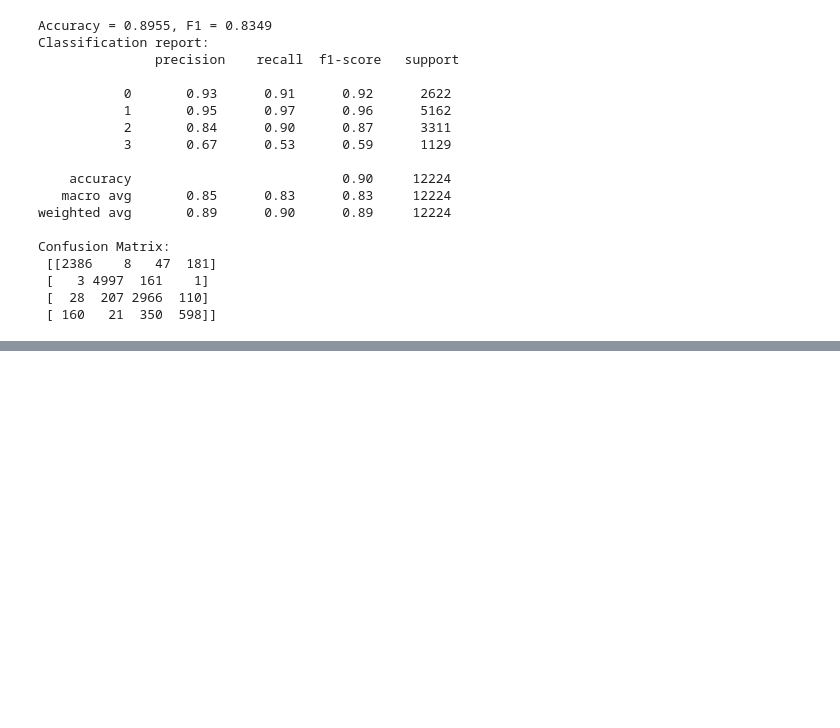
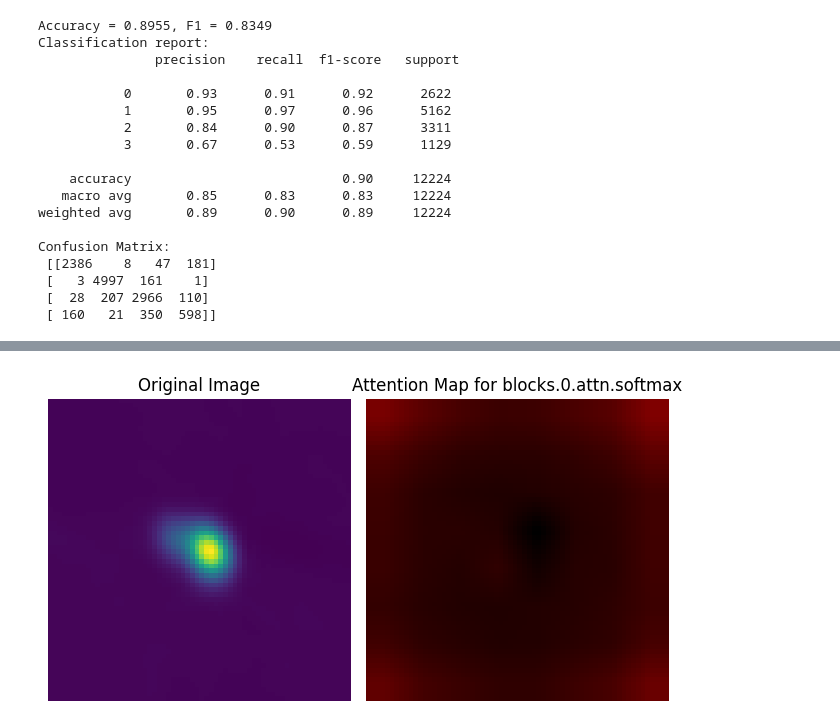
Before and after one commit to khairulislam/VLASS-Vision, a Jupyter notebook: test.ipynb, the cells around one changed output, grey strips where cells are left out. Drawn from its saved outputs; the diff is of its cells as text; code cells hidden in the pictures; blank space fills up the shorter version.

```diff
--- a/test.ipynb
+++ b/test.ipynb
@@ -515,2 +584,12 @@ timm.layers.set_fused_attn(False)
 # %%
-ee = AttentionExtract(model.backbone, names=['*attn*'], method='fx')(batch[0])
+# https://huggingface.co/spaces/timm/timmAttentionViz/blob/main/app.py
+model = ViT.load_from_checkpoint(
+    'outputs/vit/lightning_logs/version_5/checkpoints/epoch=6-step=5362.ckpt'
+).cuda()
+
+# verify that fused_attn is False, so that we use
+# softmax in attention, instead of scaled dot product attention
+print(model.backbone.blocks[-1].attn.fused_attn)
+
+num_prefix_tokens = getattr(model, 'num_prefix_tokens', 1)  # Default to 1 class token if not specified
+print(num_prefix_tokens)
@@ -516,0 +599,6 @@ ee = AttentionExtract(model.backbone, names=['*attn*'], method='fx')(batch[0])
+# %%
+extractor = AttentionExtract(model.backbone, method='fx')
+attention_maps = process_image(batch[0][0].cuda(), extractor)
+# %%
+# convert from CHW to HWC
+image_np = batch[0][0].permute(1, 2, 0).numpy()
@@ -516,0 +607,63 @@ ee = AttentionExtract(model.backbone, names=['*attn*'], method='fx')(batch[0])
+# %%
+# Create visualizations
+visualizations = []
+attentions_for_rollout = []
+head_fusion = 'mean'
+
+for layer_name, attn_map in attention_maps.items():
+    print(f"Attention map shape for {layer_name}: {attn_map.shape}")
+    attn_map = attn_map[0]  # Remove batch dimension
+
+    attentions_for_rollout.append(attn_map)
+
+    attn_map = attn_map[:, :, num_prefix_tokens:]  # Remove prefix tokens for visualization
+
+    if head_fusion == 'mean_std':
+        attn_map = attn_map.mean(0) / attn_map.std(0)
+    elif head_fusion == 'mean':
+        attn_map = attn_map.mean(0)
+    elif head_fusion == 'max':
+        attn_map = attn_map.amax(0)
+    elif head_fusion == 'min':
+        attn_map = attn_map.amin(0)
+    else:
+        raise ValueError(f"Invalid head fusion method: {head_fusion}")
+
+    # Use the first token's attention (usually the class token)
+    # FIXME handle different prefix token scenarios
+    attn_map = attn_map[0]
+
+    # Reshape the attention map to 2D
+    num_patches = int(attn_map.shape[0] ** 0.5)
+    attn_map = attn_map.reshape(num_patches, num_patches)
+
+    # Interpolate to match image size
+    attn_map = torch.tensor(attn_map).unsqueeze(0).unsqueeze(0)
+    attn_map = F.interpolate(attn_map, size=(image_np.shape[0], image_np.shape[1]), mode='bilinear', align_corners=False)
+    attn_map = attn_map.squeeze().cpu().numpy()
+
+    # Normalize attention map
+    attn_map = (attn_map - attn_map.min()) / (attn_map.max() - attn_map.min())
+
+    # Create visualization
+    fig, (ax1, ax2) = plt.subplots(1, 2, figsize=(6.5, 3.5))
+
+    # Original image
+    ax1.imshow(image_np)
+    ax1.set_title("Original Image")
+    ax1.axis('off')
+
+    # Attention map overlay
+    masked_image = apply_mask(image_np, attn_map, color=(1, 0, 0))  # Red mask
+    ax2.imshow(masked_image)
+    ax2.set_title(f'Attention Map for {layer_name}')
+    ax2.axis('off')
+
+    plt.tight_layout()
+
+    # Convert plot to image
+    # fig.canvas.draw()
+    # vis_image = Image.frombytes('RGB', fig.canvas.get_width_height(), fig.canvas.buffer_rgba())
+    # visualizations.append(vis_image)
+    # plt.close(fig)
+# %% [output]
@@ -516,0 +682 @@ ee = AttentionExtract(model.backbone, names=['*attn*'], method='fx')(batch[0])
+[figure, added]
```
Also changed, not shown: parts of 35 cells of this notebook, 16 other files.
